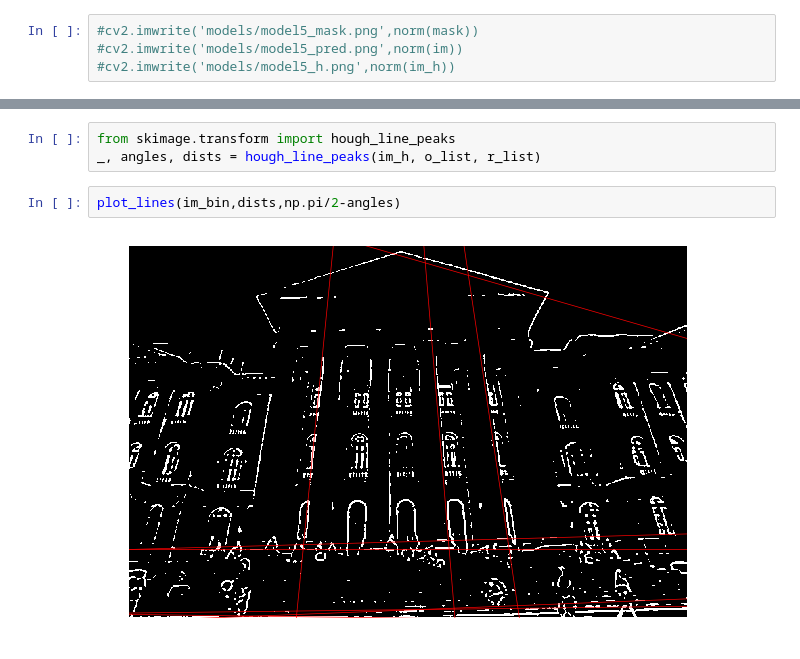
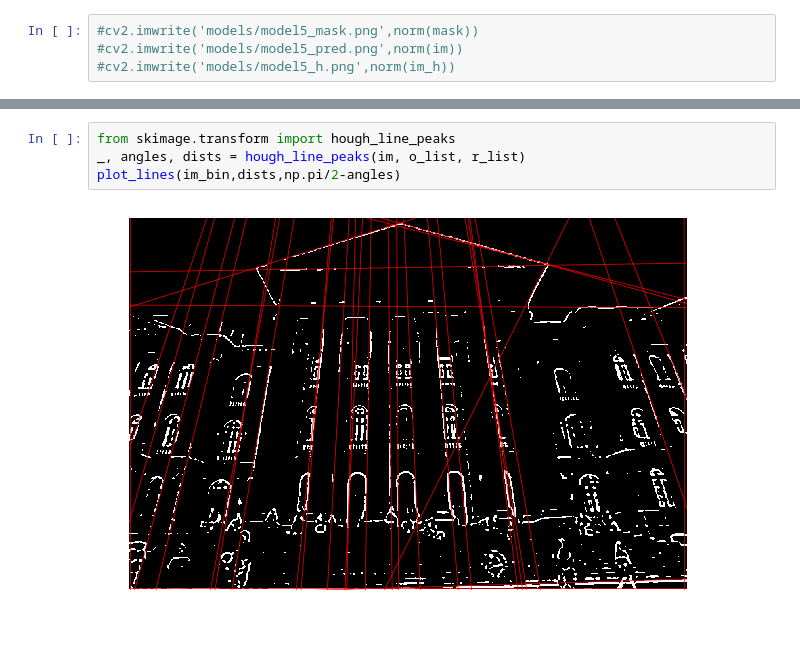
Before and after one commit to cordeirolibel/hough, a Jupyter notebook: Test.ipynb, the cells around one changed output, grey strips where cells are left out. Cells and saved outputs as stored; diff of their text form.

```diff
--- a/Test.ipynb
+++ b/Test.ipynb
@@ -132,7 +135,6 @@ r_list.shape,o_list.shape
 # %%
 from skimage.transform import hough_line_peaks
-_, angles, dists = hough_line_peaks(im_h, o_list, r_list)
+_, angles, dists = hough_line_peaks(im, o_list, r_list)
+plot_lines(im_bin,dists,np.pi/2-angles)
+# %% [output]
+[figure, added]
-# %%
-plot_lines(im_bin,dists,np.pi/2-angles)
-# %% [output]
-[figure, removed]
```
Also changed, not shown: parts of 9 cells of this notebook, 2 other files.
